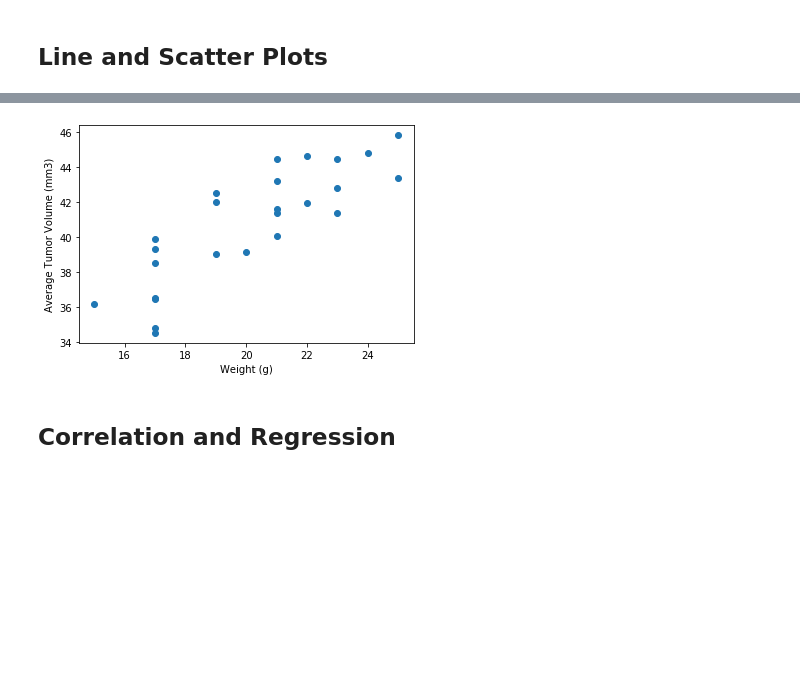
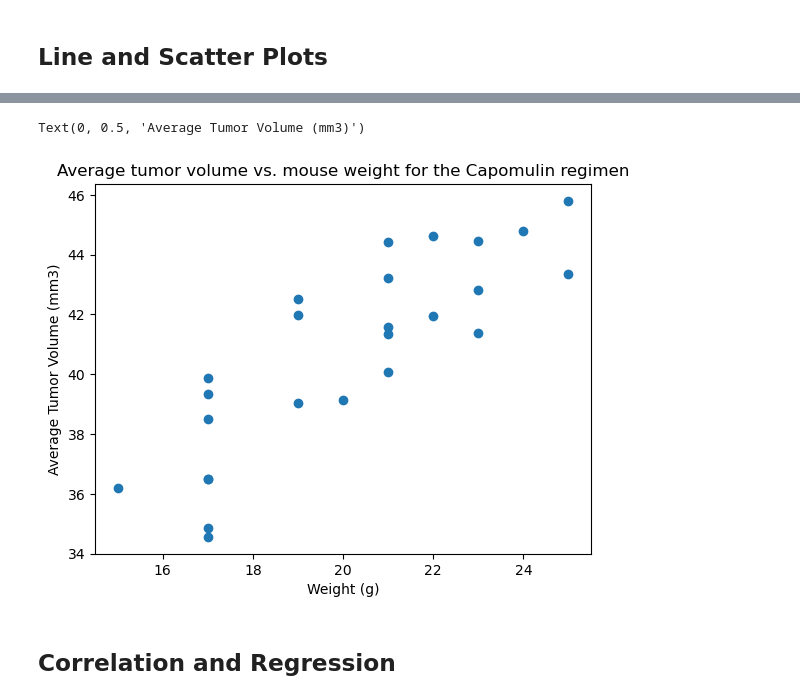
Before and after one commit to ViolettaAntonova/Matplotlib-challene, a Jupyter notebook: pymaceuticals_starter.ipynb, the cells around one changed output, grey strips where cells are left out. Cells and saved outputs as stored; diff of their text form; code cells hidden in the pictures; blank space fills up the shorter version.

```diff
--- a/pymaceuticals_starter.ipynb
+++ b/pymaceuticals_starter.ipynb
@@ -10,6 +20,7 @@
 import matplotlib.pyplot as plt
 import pandas as pd
 import scipy.stats as st
+from scipy.stats import linregress
 
 # Study data files
 mouse_metadata_path = "data/Mouse_metadata.csv"
@@ -21,7 +32,7 @@ study_results = pd.read_csv(study_results_path)
 
 # Combine the data into a single dataset
 combined_df = pd.merge(study_results, mouse_metadata,
-                                 ow='outer', on='Mouse ID')
+                                 how='outer', on='Mouse ID')
 
 # Display the data table for preview
 combined_df.head()
@@ -188,8 +226,19 @@ plt.show()
 # %%
 # Calculate the final tumor volume of each mouse across four of the treatment regimens:
 # Capomulin, Ramicane, Infubinol, and Ceftamin
+Capomulin_df = combinedclean_df.loc[combinedclean_df["Drug Regimen"] == "Capomulin",:]
+Ramicane_df = combinedclean_df.loc[combinedclean_df["Drug Regimen"] == "Ramicane", :]
+Infubinol_df = combinedclean_df.loc[combinedclean_df["Drug Regimen"] == "Infubinol", :]
+Ceftamin_df = combinedclean_df.loc[combinedclean_df["Drug Regimen"] == "Ceftamin", :]
 
 # Start by getting the last (greatest) timepoint for each mouse
-
+Capomulin_last = Capomulin_df.groupby('Mouse ID').max()['Timepoint']
+Ramicane_last = Ramicane_df.groupby('Mouse ID').max()['Timepoint']
+Infubinol_last = Infubinol_df.groupby('Mouse ID').max()['Timepoint']
+Ceftamin_last = Ceftamin_df.groupby('Mouse ID').max()['Timepoint']
 
 # Merge this group df with the original DataFrame to get the tumor volume at the last timepoint
+Capomulin_vol = pd.DataFrame(Capomulin_last)
+Ramicane_vol = pd.DataFrame(Ramicane_last)
+Infubinol_vol = pd.DataFrame(Infubinol_last)
+Ceftamin_vol = pd.DataFrame(Ceftamin_last)
@@ -229,6 +331,13 @@ Ceftamin's potential outliers: Series([], Name: Tumor Volume (mm3), dtype: float
 # %%
 # Generate a scatter plot of average tumor volume vs. mouse weight for the Capomulin regimen
+scat = Capomulin_df.groupby("Mouse ID").mean()
+plt.scatter(scat['Weight (g)'], scat['Tumor Volume (mm3)'])
+
+plt.title("Average tumor volume vs. mouse weight for the Capomulin regimen")
+plt.xlabel("Weight (g)")
+plt.ylabel("Average Tumor Volume (mm3)")
 # %% [output]
+Text(0, 0.5, 'Average Tumor Volume (mm3)')
-[figure, old version]
+[figure, new version]
 # %% [markdown]
 ## Correlation and Regression
```
Also changed, not shown: parts of 14 cells of this notebook, 1 other file.
